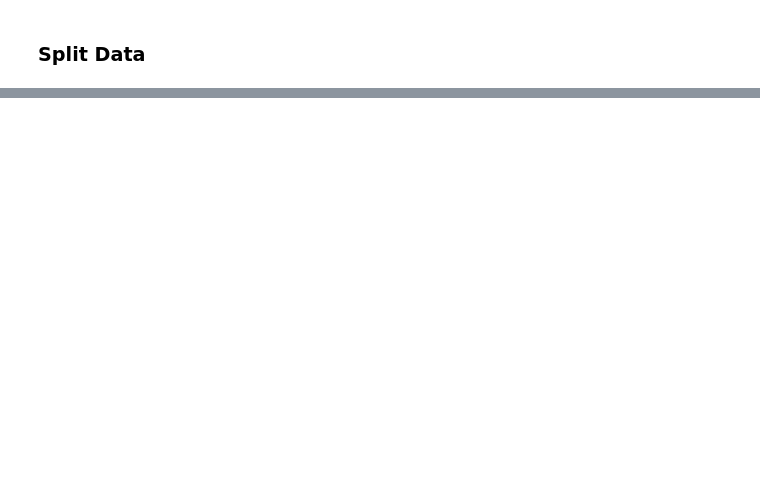
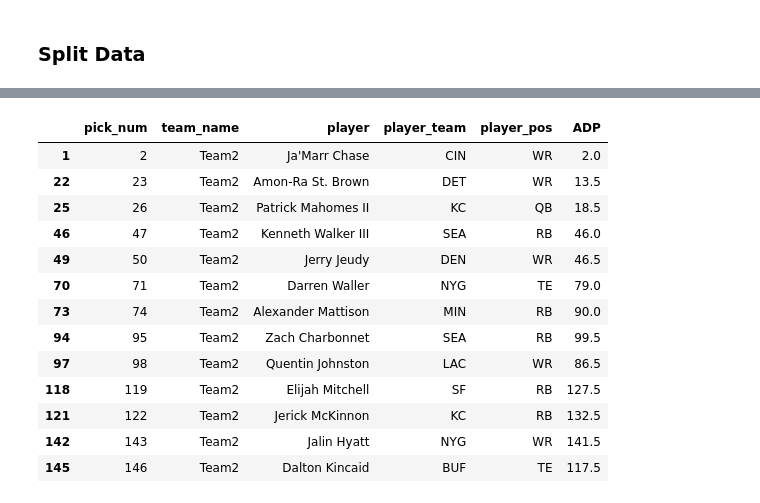
Before and after one commit to shaanchanchani/Draft-Optimizer, a Jupyter notebook: modelling.ipynb, the cells around one changed output, grey strips where cells are left out. Drawn from its saved outputs; the diff is of its cells as text; code cells hidden in the pictures; blank space fills up the shorter version.

```diff
--- a/modelling.ipynb
+++ b/modelling.ipynb
@@ -269,0 +440,6 @@ Test accuracy: 0.4847920536994934
+# %%
+df = pd.read_csv('./dataset2/draft_0paljEN7')
+
+df = df[df['player_pos'] != 'K']
+df = df[df['player_pos'] != 'DST']
+df
@@ -269,0 +460,18 @@ Test accuracy: 0.4847920536994934
+# %%
+df = df[df['team_name'] == 'Team2']
+df
+# %% [output]
+|  | pick_num | team_name | player | player_team | player_pos | ADP |
+| 1 | 2 | Team2 | Ja'Marr Chase | CIN | WR | 2.0 |
+| 22 | 23 | Team2 | Amon-Ra St. Brown | DET | WR | 13.5 |
+| 25 | 26 | Team2 | Patrick Mahomes II | KC | QB | 18.5 |
+| 46 | 47 | Team2 | Kenneth Walker III | SEA | RB | 46.0 |
+| 49 | 50 | Team2 | Jerry Jeudy | DEN | WR | 46.5 |
+| 70 | 71 | Team2 | Darren Waller | NYG | TE | 79.0 |
+| 73 | 74 | Team2 | Alexander Mattison | MIN | RB | 90.0 |
+| 94 | 95 | Team2 | Zach Charbonnet | SEA | RB | 99.5 |
+| 97 | 98 | Team2 | Quentin Johnston | LAC | WR | 86.5 |
+| 118 | 119 | Team2 | Elijah Mitchell | SF | RB | 127.5 |
+| 121 | 122 | Team2 | Jerick McKinnon | KC | RB | 132.5 |
+| 142 | 143 | Team2 | Jalin Hyatt | NYG | WR | 141.5 |
+| 145 | 146 | Team2 | Dalton Kincaid | BUF | TE | 117.5 |
```
Also changed, not shown: parts of 19 cells of this notebook, 2 other files.
